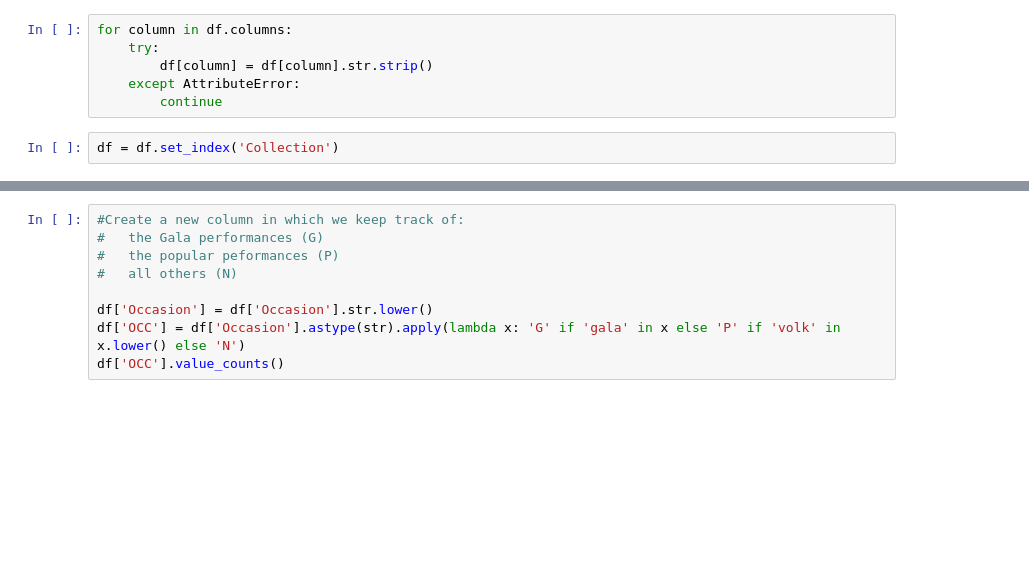
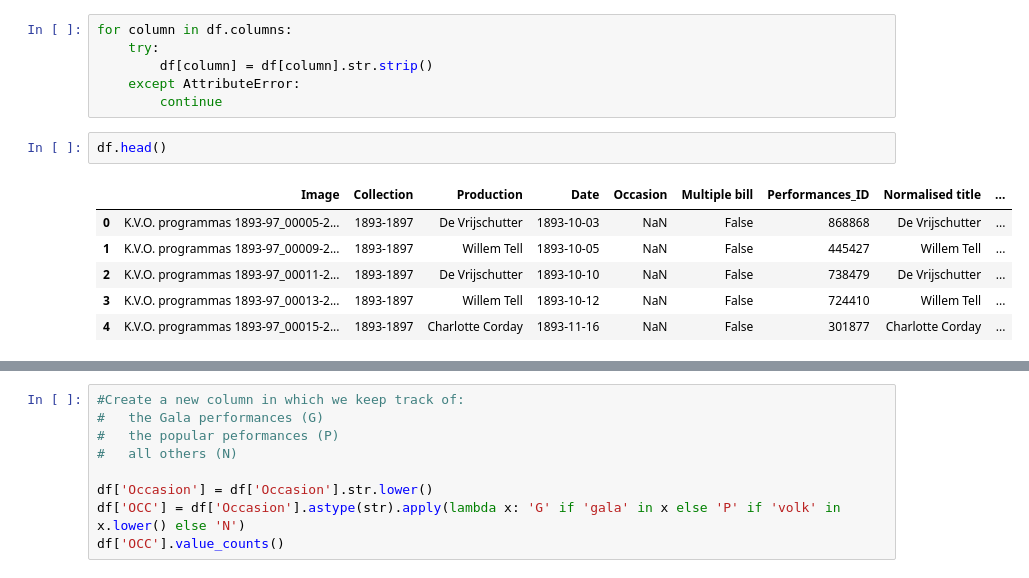
Before and after one commit to MonaDT/OPERA, a Jupyter notebook: notebooks/DF_prep_poisson.ipynb, the cells around one changed output, grey strips where cells are left out. Saved outputs shown, nothing was run; the diff lists cells and outputs as text; blank space fills up the shorter version.

```diff
--- a/notebooks/DF_prep_poisson.ipynb
+++ b/notebooks/DF_prep_poisson.ipynb
@@ -12,7 +12,14 @@ for column in df.columns:
         df[column] = df[column].str.strip()
     except AttributeError:
         continue
-# %%
-df = df.set_index('Collection')
+# %%
+df.head()
+# %% [output]
+|  | Image | Collection | Production | Date | Occasion | Multiple bill | Performances_ID | Normalised title | ... |
+| 0 | K.V.O. programmas 1893-97_00005-2... | 1893-1897 | De Vrijschutter | 1893-10-03 | NaN | False | 868868 | De Vrijschutter | ... |
+| 1 | K.V.O. programmas 1893-97_00009-2... | 1893-1897 | Willem Tell | 1893-10-05 | NaN | False | 445427 | Willem Tell | ... |
+| 2 | K.V.O. programmas 1893-97_00011-2... | 1893-1897 | De Vrijschutter | 1893-10-10 | NaN | False | 738479 | De Vrijschutter | ... |
+| 3 | K.V.O. programmas 1893-97_00013-2... | 1893-1897 | Willem Tell | 1893-10-12 | NaN | False | 724410 | Willem Tell | ... |
+| 4 | K.V.O. programmas 1893-97_00015-2... | 1893-1897 | Charlotte Corday | 1893-11-16 | NaN | False | 301877 | Charlotte Corday | ... |
 # %%
 #Only keep the relevant columns
```
Also changed, not shown: parts of 6 cells of this notebook, 2 other files.
